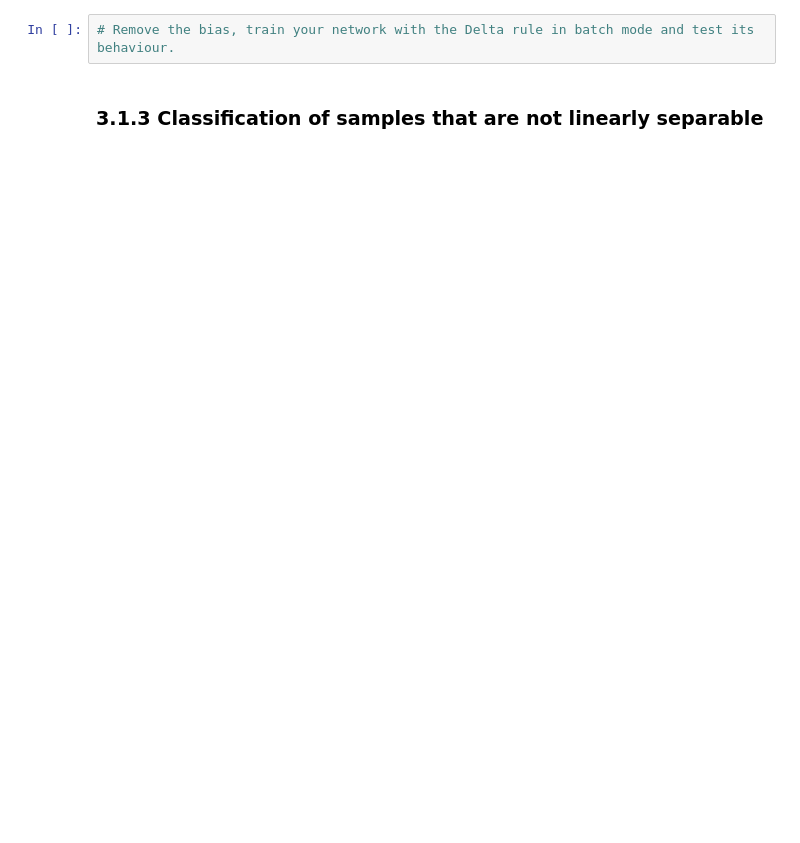
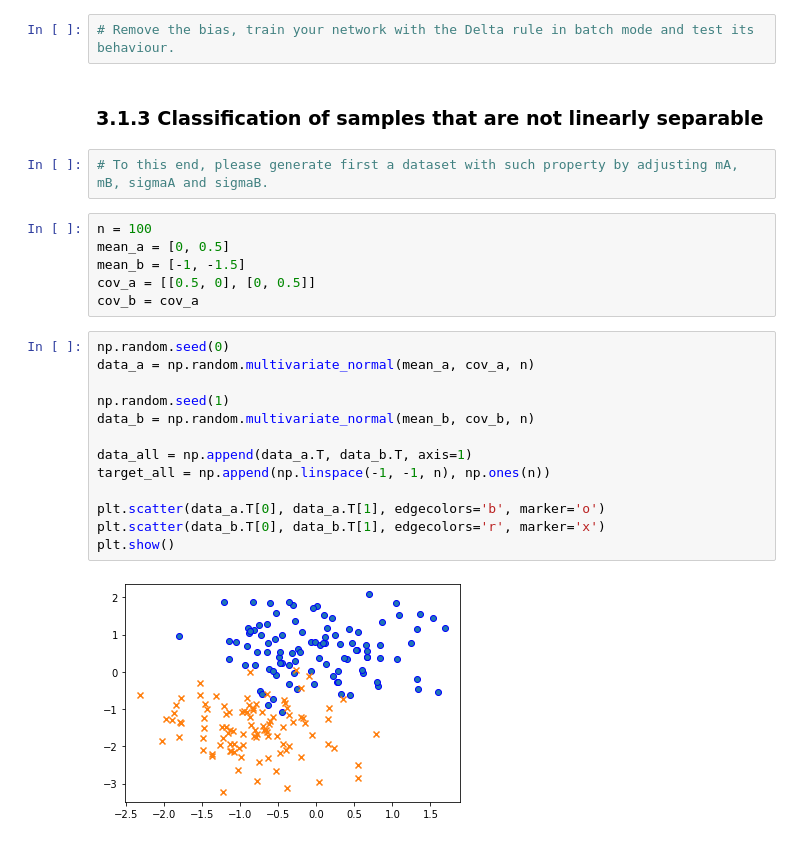
Before and after one commit to Charles2Alvin/DD2437-Lab1, a Jupyter notebook: Lab1.ipynb, the cells around one changed output. Drawn from its saved outputs; the diff is of its cells as text; blank space fills up the shorter version.

```diff
--- a/Lab1.ipynb
+++ b/Lab1.ipynb
@@ -481,3 +352,26 @@ Training finished in 1999 epoch
 # Remove the bias, train your network with the Delta rule in batch mode and test its behaviour.
 # %% [markdown]
 ### 3.1.3 Classification of samples that are not linearly separable
+# %%
+# To this end, please generate first a dataset with such property by adjusting mA, mB, sigmaA and sigmaB.
+# %%
+n = 100
+mean_a = [0, 0.5]
+mean_b = [-1, -1.5]
+cov_a = [[0.5, 0], [0, 0.5]]
+cov_b = cov_a
+# %%
+np.random.seed(0)
+data_a = np.random.multivariate_normal(mean_a, cov_a, n)
+
+np.random.seed(1)
+data_b = np.random.multivariate_normal(mean_b, cov_b, n)
+
+data_all = np.append(data_a.T, data_b.T, axis=1)
+target_all = np.append(np.linspace(-1, -1, n), np.ones(n))
+
+plt.scatter(data_a.T[0], data_a.T[1], edgecolors='b', marker='o')
+plt.scatter(data_b.T[0], data_b.T[1], edgecolors='r', marker='x')
+plt.show()
+# %% [output]
+[figure, added]
```
Also changed, not shown: parts of 18 cells of this notebook.
